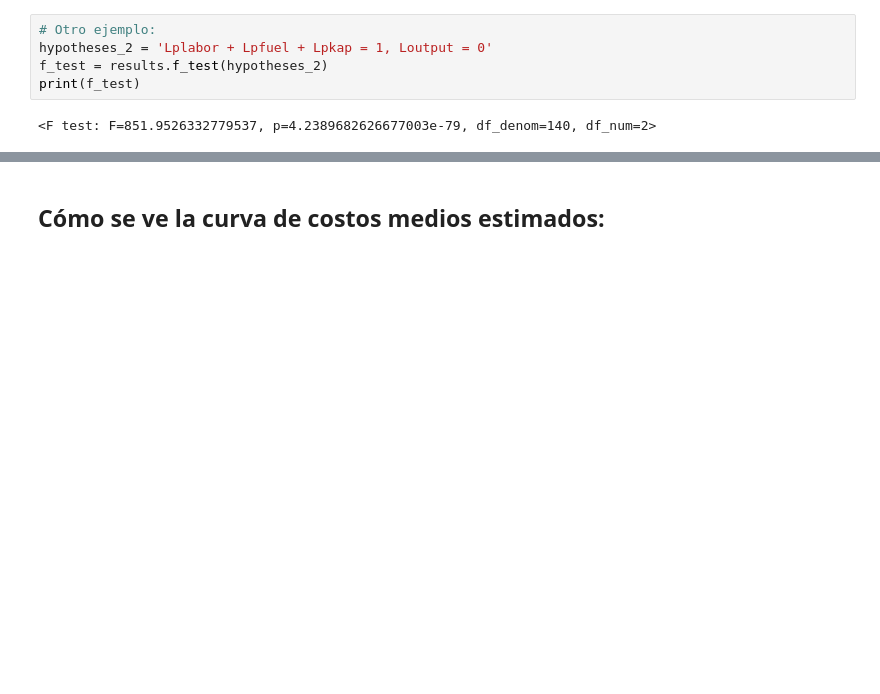
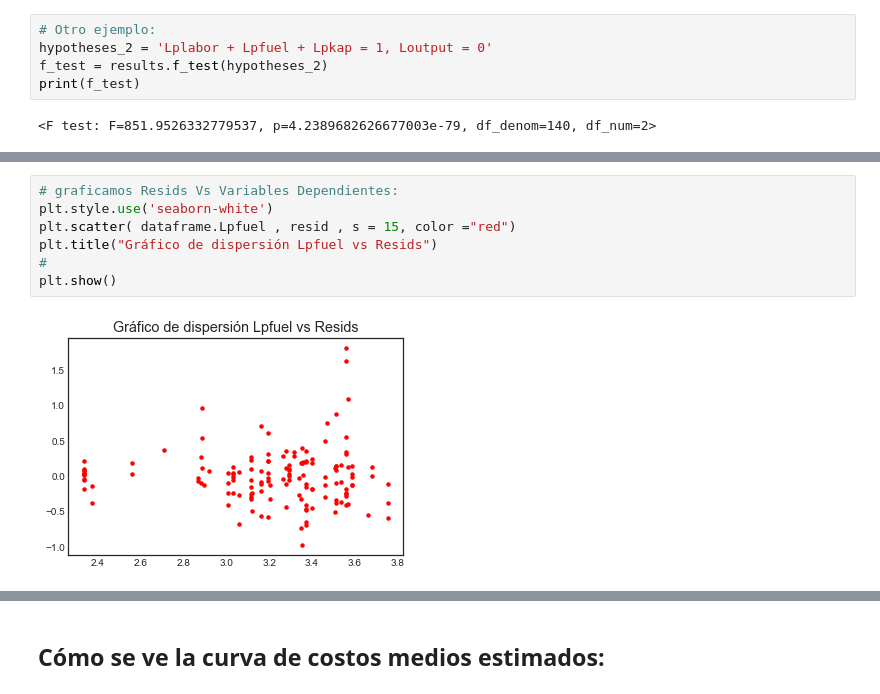
Before and after one commit to benjov/Econometria-II-2023, a Jupyter notebook: Clase_01_RegresionLineal/Regresion_Lineal.ipynb, the cells around one changed output, grey strips where cells are left out. Drawn from its saved outputs; the diff is of its cells as text; blank space fills up the shorter version.

```diff
--- a/Clase_01_RegresionLineal/Regresion_Lineal.ipynb
+++ b/Clase_01_RegresionLineal/Regresion_Lineal.ipynb
@@ -422,0 +467,9 @@ print(f_test)
+# %%
+# graficamos Resids Vs Variables Dependientes:
+plt.style.use('seaborn-white')
+plt.scatter( dataframe.Lpfuel , resid , s = 15, color ="red")
+plt.title("Gráfico de dispersión Lpfuel vs Resids")
+#
+plt.show()
+# %% [output]
+[figure, added]
```
Also changed, not shown: parts of 12 cells of this notebook, 9 other files.
